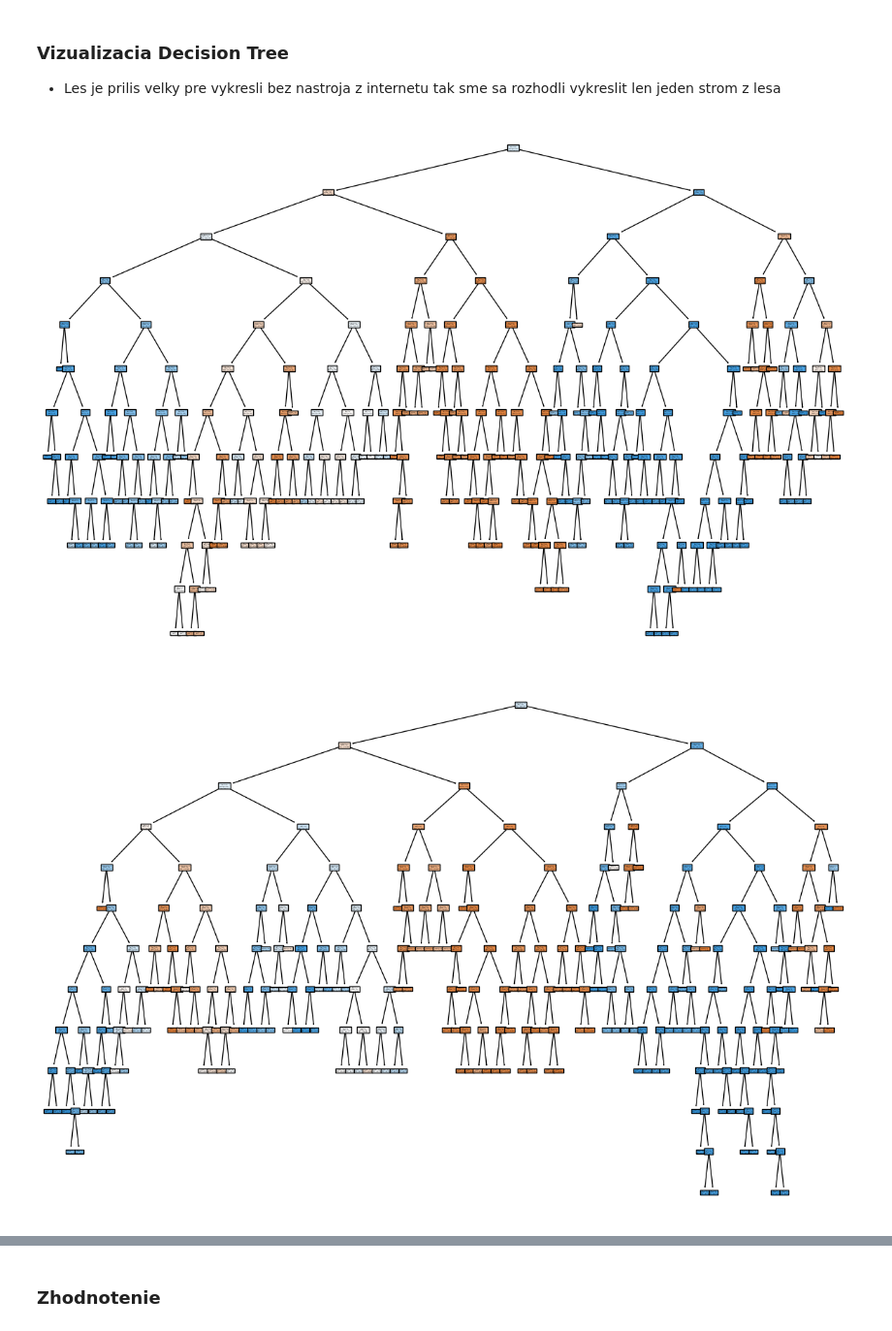
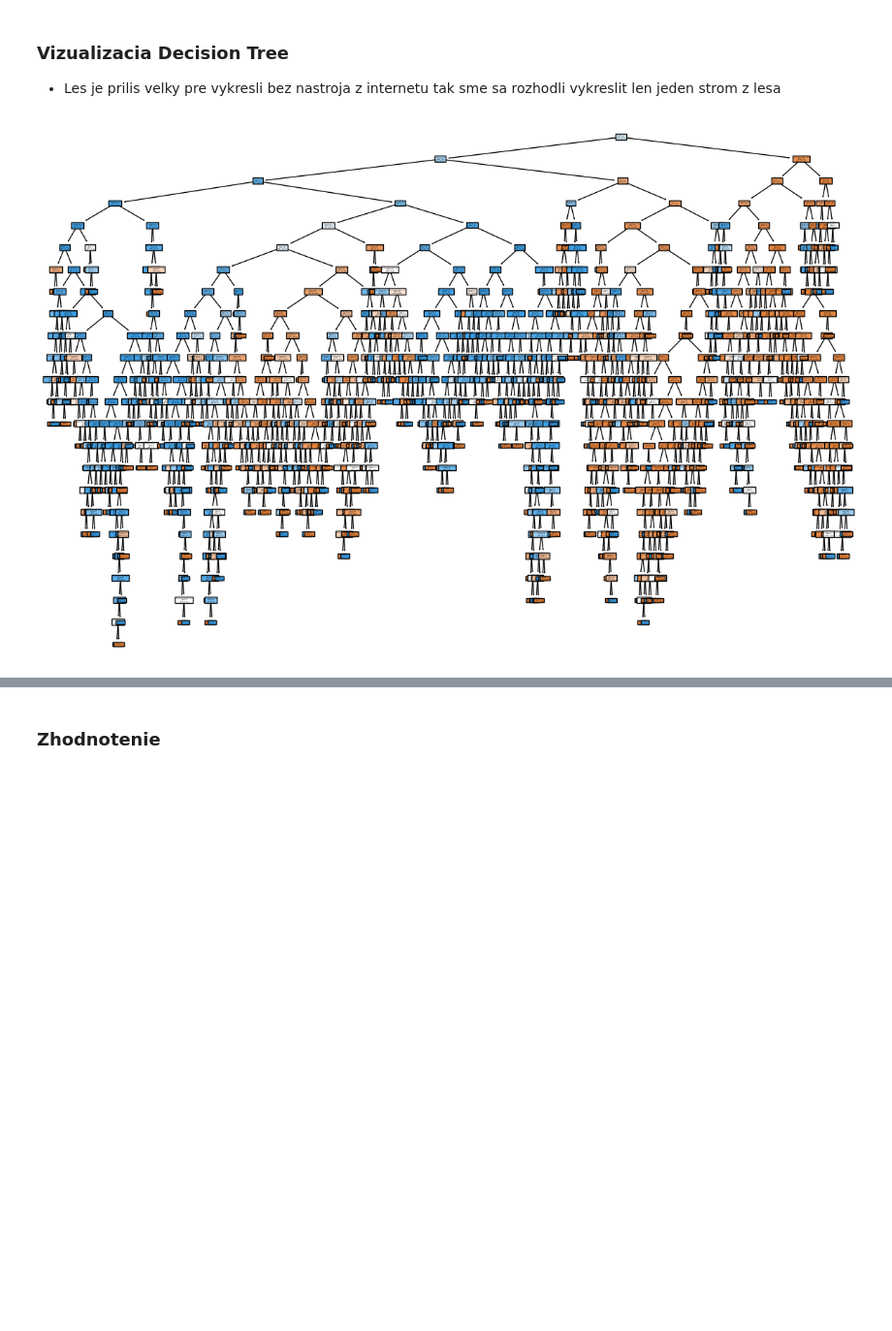
Before and after one commit to FilipMojto/IAU_project, a Jupyter notebook: ML_report.ipynb, the cells around one changed output, grey strips where cells are left out. Shown at 97% size. Drawn from its saved outputs; the diff is of its cells as text; code cells hidden in the pictures; blank space fills up the shorter version.

```diff
--- a/ML_report.ipynb
+++ b/ML_report.ipynb
@@ -275,8 +287,11 @@ rf_classifier = RandomForestClassifier()
 sess_train_df_out = sess_train_df['ack']
 sess_test_df_out = sess_test_df['ack']
 
-sess_train_df_copy = sess_train_df [['wild_mouse_duration', 'pct_click']].copy()
-sess_test_df_copy = sess_test_df[['wild_mouse_duration', 'pct_click']].copy()
+# predictors
+sess_train_df_copy = sess_train_df [['pct_input', 'wild_mouse_duration', 'pct_scroll_move_duration', 'pct_wild_mouse', 'session_start',
+              'pct_doubleclick', 'pct_rage_click', 'pct_click', 'page_activity_duration', 'pct_scrandom', 'mouse_move_total_rel_distance']].copy()
+sess_test_df_copy = sess_test_df[['pct_input', 'wild_mouse_duration', 'pct_scroll_move_duration', 'pct_wild_mouse', 'session_start',
+              'pct_doubleclick', 'pct_rage_click', 'pct_click', 'page_activity_duration', 'pct_scrandom', 'mouse_move_total_rel_distance']].copy()
 
 for predictor in sess_train_df_copy.columns:
 
@@ -292,9 +307,9 @@ for predictor in sess_test_df_copy.columns:
     if predictor == 'browser_name':
         continue
     elif predictor == 'session_start':
+        timestamp_to_category(sess_test_df_copy, col=predictor)
+    else:
         num_to_category(sess_test_df_copy, col=predictor)
-    else:
-        timestamp_to_category(sess_test_df_copy, col=predictor)
 
 
 rf_model = rf_classifier.fit(sess_train_df_copy, sess_train_df_out )
@@ -304,10 +319,4 @@ train_accuracy = accuracy_score (sess_train_df_out, train_predictions)
 test_accuracy = accuracy_score (sess_test_df_out, test_predictions)
 print('Training accuracy is : ', train_accuracy)
 print('Test Accuracy is : ', test_accuracy)
-
-# rf_model = rf_classifier.fit(sess_train_df_copy, sess_train_df_out )
-# predicted_labels = rf_model.predict(sess_train_df_copy)
-
-# print('Training accuracy is : ',rf_model.score(sess_train_df,sess_train_df_out))
-# print('Test Accuracy is : ',rf_model.score(sess_test_df, sess_test_df_out))
 # %% [output]
@@ -323,20 +332,16 @@ Test Accuracy is :  0.5409236396890718
 ### Vizualizacia Decision Tree
 - Les je prilis velky pre vykresli bez nastroja z internetu tak sme sa rozhodli vykreslit len jeden strom z lesa
 # %%
-# Visualize Decision Tree
-plt.figure(figsize=(15, 10))
-plot_tree(dt_model, feature_names=sess_train_df.columns, class_names=['No Warning', 'Warning'], filled=True)
-plt.show()
+
 
 # Visualize the first tree in Random Forest
 tree_to_visualize = rf_model.estimators_[0]
 
 plt.figure(figsize=(15, 10))
 plot_tree(tree_to_visualize, feature_names=sess_train_df.columns, class_names=['No Warning', 'Warning'], filled=True)
 plt.show()
 # %% [output]
-[figure, old version]
+[figure, new version]
-[figure, removed]
 # %%
 def evaluate_classifier(classifier, X_test, y_test, classifier_name):
     predictions = classifier.predict(X_test)
```
Also changed, not shown: parts of 5 cells of this notebook.
